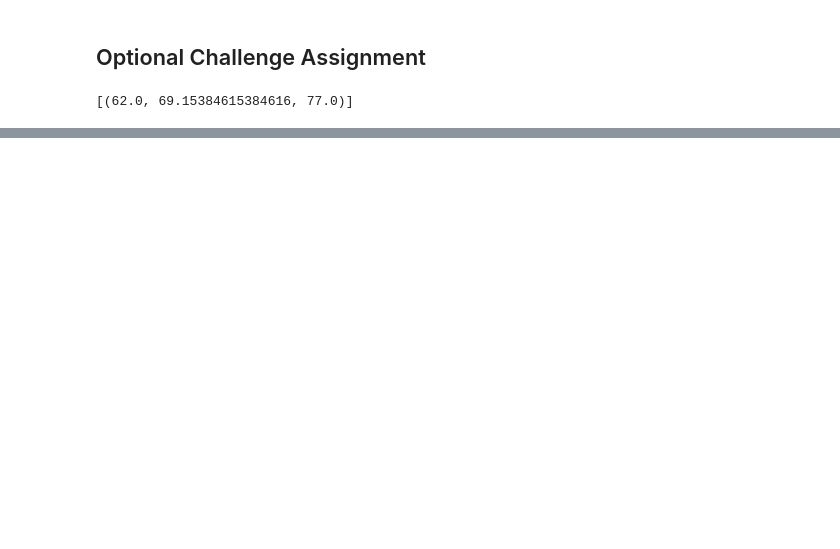
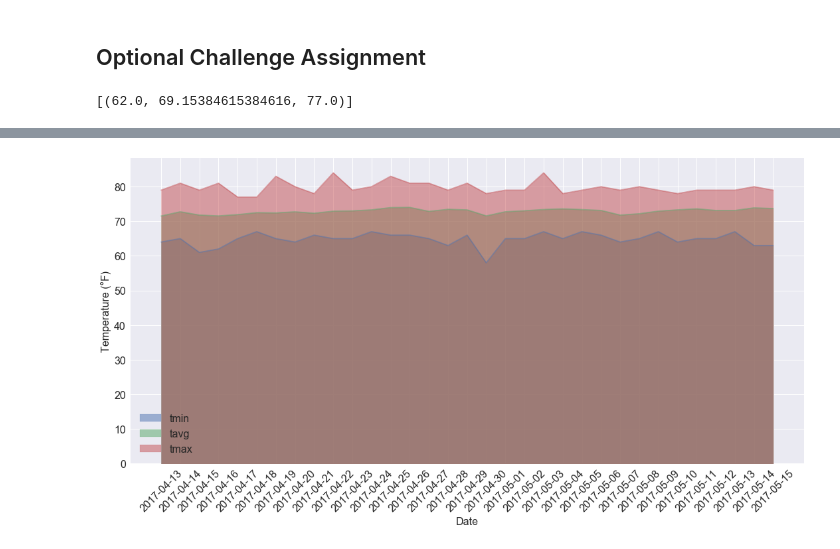
Before and after one commit to rochiecuevas/climate_analysis, a Jupyter notebook: climate_starter.ipynb, the cells around one changed output, grey strips where cells are left out. Drawn from its saved outputs; the diff is of its cells as text; code cells hidden in the pictures; blank space fills up the shorter version.

```diff
--- a/climate_starter.ipynb
+++ b/climate_starter.ipynb
@@ -622,10 +623,18 @@ daily_normals("01-01")
 # calculate the daily normals for your trip
 # push each tuple of calculations into a list called `normals`
 
-# Set the start and end date of the trip
+# Use the start and end date to create a range of dates
+dates = session.query(Measurement.date).\
+        filter(Measurement.date >= vac_start).\
+        filter(Measurement.date <= vac_end).\
+        group_by(Measurement.date).all()
 
-# Use the start and end date to create a range of dates
+date_range = [date[0] for date in dates]
 
 # Stip off the year and save a list of %m-%d strings
+mm_dd_range = [date[5:10] for date in date_range]
 
 # Loop through the list of %m-%d strings and calculate the normals for each date
+normals_lst = [daily_normals(mm_dd) for mm_dd in mm_dd_range]
+normals = [item[0] for item in normals_lst]
+normals
@@ -632,2 +659,6 @@ daily_normals("01-01")
 # %%
-# Load the previous query results into a Pandas DataFrame and add the `trip_dates` range as the `date` index
+# Load the previous query results into a Pandas DataFrame
+normal_df = pd.DataFrame(normals, columns = ["tmin", "tavg", "tmax"])
+
+# add the `trip_dates` range as the `date` index
+normal_df["date"] = pd.Series(date_range)
@@ -635,0 +665,13 @@ daily_normals("01-01")
+# %%
+# Plot the daily normals as an area plot with `stacked=False`
+x = np.arange(0,len(normal_df))
+
+normal_df.plot.area(stacked = False, alpha = 0.5, figsize = (15,8))
+plt.xlabel("Date", fontsize = 16)
+plt.ylabel("Temperature (°F)", fontsize = 16)
+plt.xticks(x, date_range, rotation = 45)
+plt.legend(fontsize = 16)
+plt.tight_layout()
+plt.savefig("Images/area_temp_vacation.svg")
+# %% [output]
+[figure, added]
```
Also changed, not shown: parts of 7 cells of this notebook.
